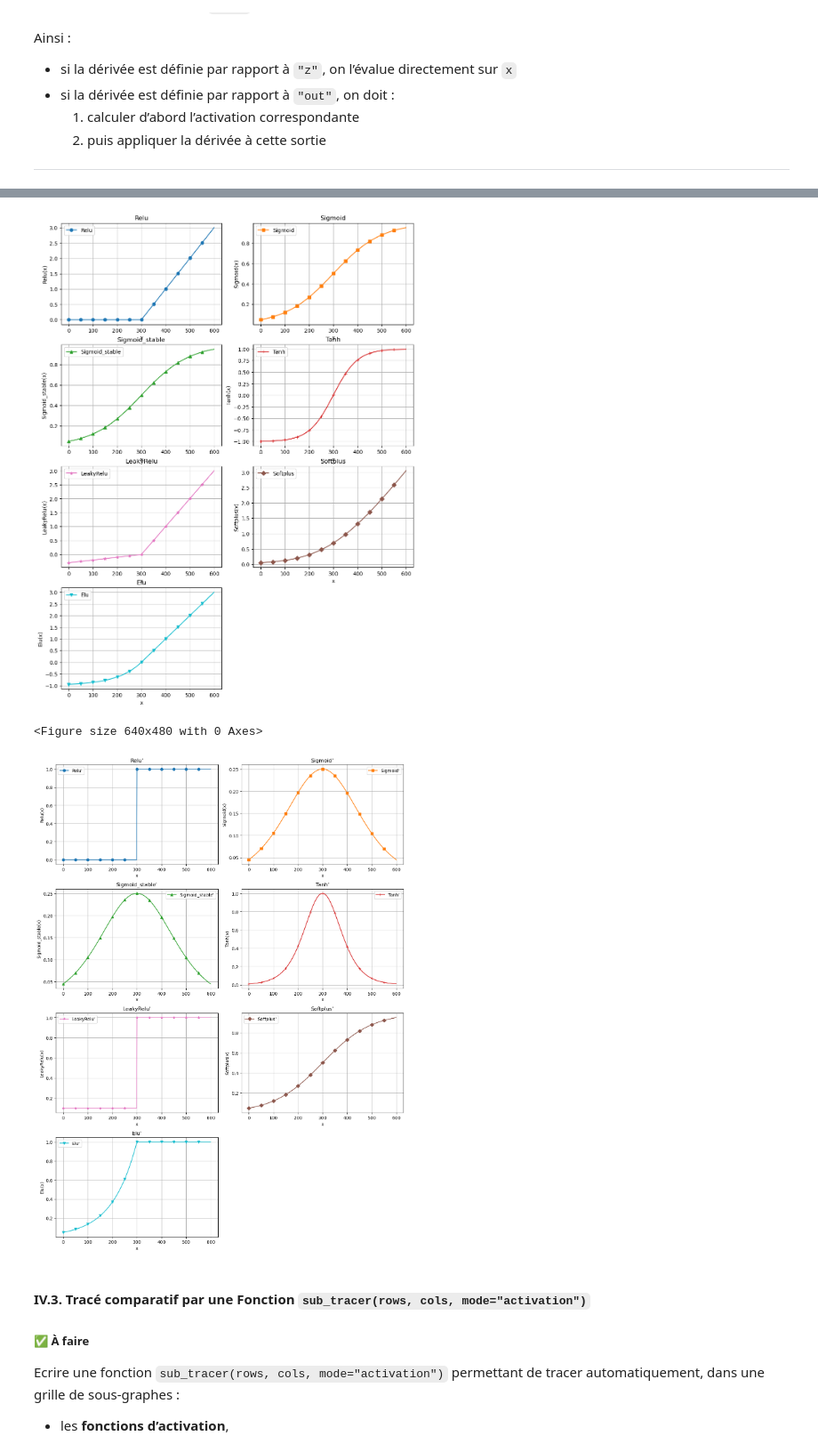
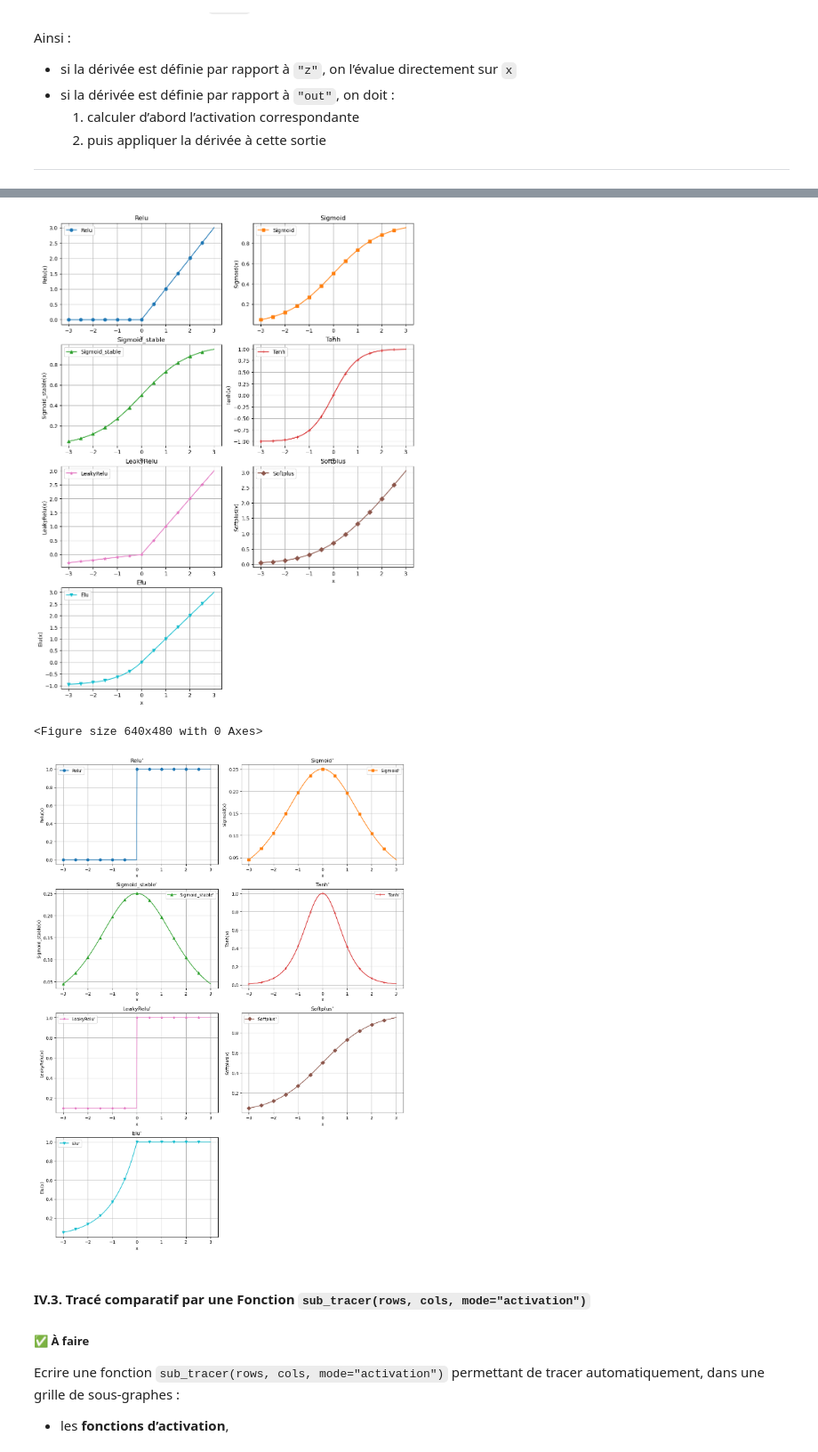
Before and after one commit to tahaELKHAILI/Python4AI, a Jupyter notebook: TP_NumPy_Matplotlib_Fonction_Activation_Mini_Reseau_Neurone_XOR.ipynb, the cells around one changed output, grey strips where cells are left out. Shown at 89% size. Drawn from its saved outputs; the diff is of its cells as text; code cells hidden in the pictures.

```diff
--- a/TP_NumPy_Matplotlib_Fonction_Activation_Mini_Reseau_Neurone_XOR.ipynb
+++ b/TP_NumPy_Matplotlib_Fonction_Activation_Mini_Reseau_Neurone_XOR.ipynb
@@ -256,9 +256,7 @@ activations = {
 # --- dérivées  ---
 d_activations = {
     "Relu": lambda x: np.where(x>0, 1,0),
-    "Sigmoid": lambda x: (
-        lambda s: s * (1 - s)
-    )(activations["Sigmoid"](x)).reshape(-1, 1),
+    "Sigmoid": lambda x: (lambda s: s * (1 - s))(activations["Sigmoid"](x)),
     "Sigmoid_stable":lambda x: (lambda s: s * (1 - s))(activations["Sigmoid_stable"](x)),
     "Tanh":lambda x: 1 - np.tanh(x)**2,
     "LeakyRelu": lambda x, a=0.1 : np.where(x > 0, 1, a)
@@ -349,11 +347,11 @@ plt.show()
 - Utiliser `plt.tight_layout()` et `plt.show()` pour ajuster et afficher la figure
 # %%
 # TODO
-fig, axes = plt.subplots(2,2, figsize = (10,5), sharex=True, sharey=False)
+fig, axes = plt.subplots(2,2, figsize = (10,5), sharex=False, sharey=False)
 flat_ax = axes.ravel()
 
 for ax, name, activation, couleur, marker in zip(flat_ax, activations.keys(), activations.values(), couleurs.values(), markers.values()):
-    ax.plot(activation(x), color = couleur, label = name, marker = marker, markevery = 50)
+    ax.plot(x, activation(x), color = couleur, label = name, marker = marker, markevery = 50)
     ax.set_ylabel(f"{name}(x)")
     ax.set_xlabel("x")
     ax.set_title(name)
@@ -586,38 +584,38 @@ plt.show()
 
 fig, axes = plt.subplots(4,2, figsize = (12,16), sharex=False, sharey=False)
 flat_ax = axes.ravel()
 
 plt.figure(1)
 for ax, name, activation, couleur, marker in zip(flat_ax, activations.keys(), activations.values(), couleurs.values(), markers.values()):
-    ax.plot(activation(x), color = couleur, label = name, marker = marker, markevery = 50)
+    ax.plot(x, activation(x), color = couleur, label = name, marker = marker, markevery = 50)
     ax.set_ylabel(f"{name}(x)")
     ax.set_xlabel("x")
     ax.set_title(name)
     ax.legend()
     ax.grid()
 
 fig.delaxes(flat_ax[7])
 
 
 plt.figure(2)
 fig2, axes2 = plt.subplots(4,2, figsize = (12,16), sharex=False, sharey=False)
 flat_ax2 = axes2.ravel()
 for ax, name, d_activation, couleur, marker in zip(flat_ax2, d_activations.keys(), d_activations.values(), couleurs.values(), markers.values()):
-    ax.plot(d_activation(x), color = couleur, label = name+"'", marker = marker, markevery = 50)
+    ax.plot(x, d_activation(x), color = couleur, label = name+"'", marker = marker, markevery = 50)
     ax.set_ylabel(f"{name}(x)")
     ax.set_xlabel("x")
     ax.set_title(name+"'")
     ax.legend()
     ax.grid()
 
 fig2.delaxes(flat_ax2[7])
 
 plt.tight_layout()
 plt.show()
 # %% [output]
-[figure, old version]
+[figure, new version]
 <Figure size 640x480 with 0 Axes>
-[figure, old version]
+[figure, new version]
 # %% [markdown]
 #### IV.3. Tracé comparatif par une Fonction `sub_tracer(rows, cols, mode="activation")`
 
```
Also changed, not shown: parts of 16 cells of this notebook, 2 other files.
